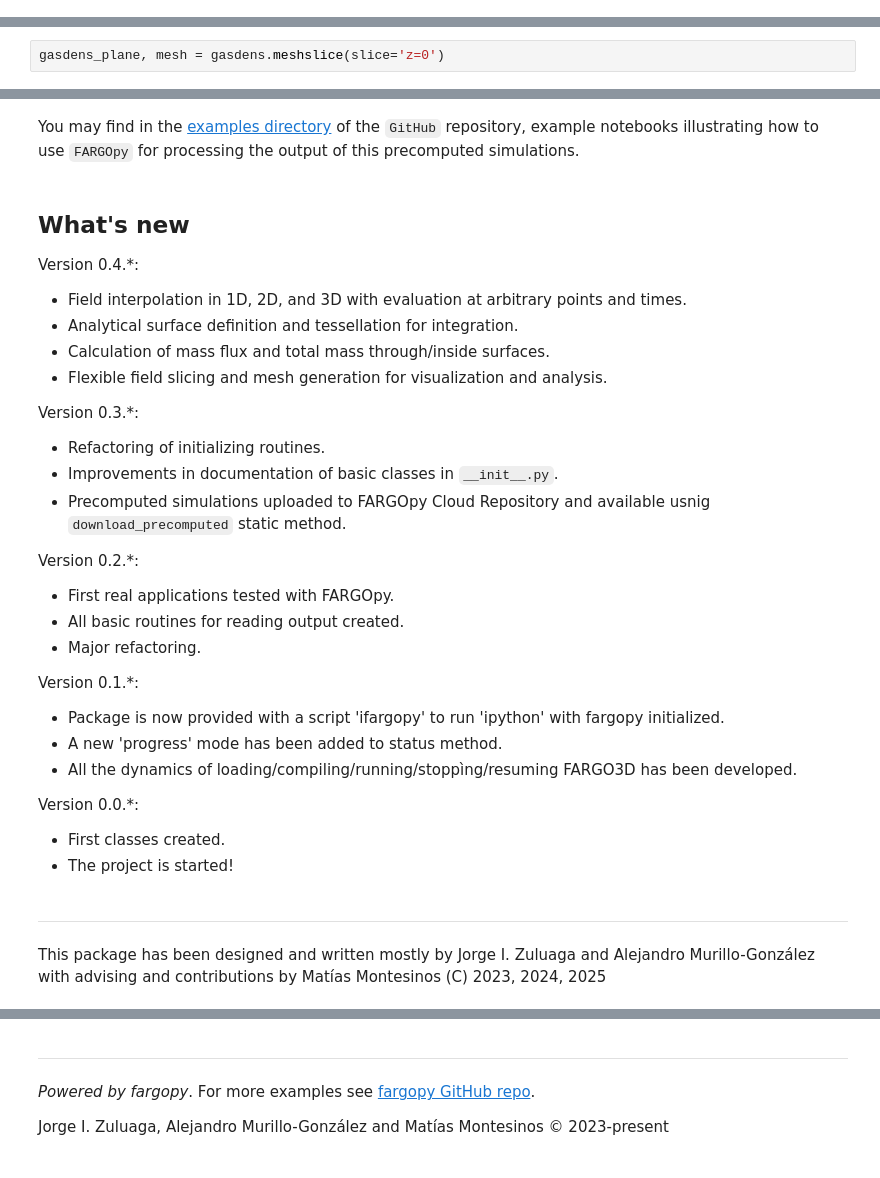
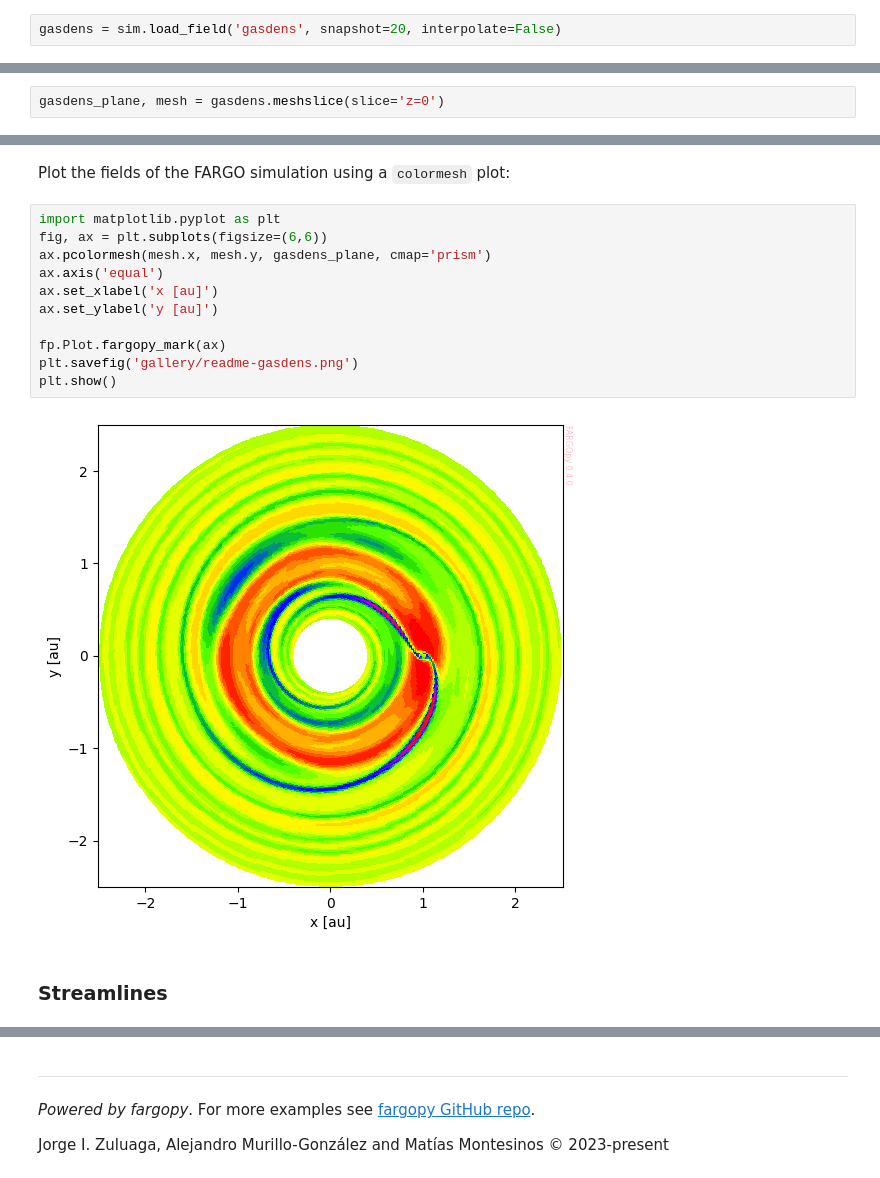
Before and after one commit to seap-udea/fargopy, a Jupyter notebook: README.ipynb, the cells around one changed output, grey strips where cells are left out. Saved outputs shown, nothing was run; the diff lists cells and outputs as text.

Commit message:
[FIX] README reconstructed

```diff
--- a/README.ipynb
+++ b/README.ipynb
@@ -296,0 +169,2 @@ You may also create a 2-dimensional `meshslice`:
+# %%
+gasdens = sim.load_field('gasdens', snapshot=20, interpolate=False)
@@ -368,37 +175,17 @@ binary:
-# %% [markdown]
-You may find in the [examples directory](https://github.com/seap-udea/fargopy/tree/main/examples) of the `GitHub` repository, example notebooks illustrating how to use `FARGOpy` for processing the output of this precomputed simulations.
-# %% [markdown]
-## What's new
-
-Version 0.4.*:
-- Field interpolation in 1D, 2D, and 3D with evaluation at arbitrary points and times.
-- Analytical surface definition and tessellation for integration.
-- Calculation of mass flux and total mass through/inside surfaces.
-- Flexible field slicing and mesh generation for visualization and analysis.
-
-Version 0.3.*:
-
-- Refactoring of initializing routines.
-- Improvements in documentation of basic classes in `__init__.py`.
-- Precomputed simulations uploaded to FARGOpy Cloud Repository and available usnig `download_precomputed` static method.
-
-Version 0.2.*:
-
-- First real applications tested with FARGOpy.
-- All basic routines for reading output created.
-- Major refactoring.
-
-Version 0.1.*:
-
-- Package is now provided with a script 'ifargopy' to run 'ipython' with fargopy initialized.
-- A new 'progress' mode has been added to status method.
-- All the dynamics of loading/compiling/running/stoppìng/resuming FARGO3D has been developed.
-
-Version 0.0.*:
-
-- First classes created.
-- The project is started!
-# %% [markdown]
-------------
-
-This package has been designed and written mostly by Jorge I. Zuluaga and Alejandro Murillo-González with advising and contributions by Matías Montesinos (C) 2023, 2024, 2025
+# %% [markdown]
+Plot the fields of the FARGO simulation using a `colormesh` plot:
+# %%
+import matplotlib.pyplot as plt
+fig, ax = plt.subplots(figsize=(6,6))
+ax.pcolormesh(mesh.x, mesh.y, gasdens_plane, cmap='prism')
+ax.axis('equal')
+ax.set_xlabel('x [au]')
+ax.set_ylabel('y [au]')
+
+fp.Plot.fargopy_mark(ax)
+plt.savefig('gallery/readme-gasdens.png')
+plt.show()
+# %% [output]
+[figure, added]
+# %% [markdown]
+### Streamlines
```
Also changed, not shown: parts of 114 cells of this notebook.
